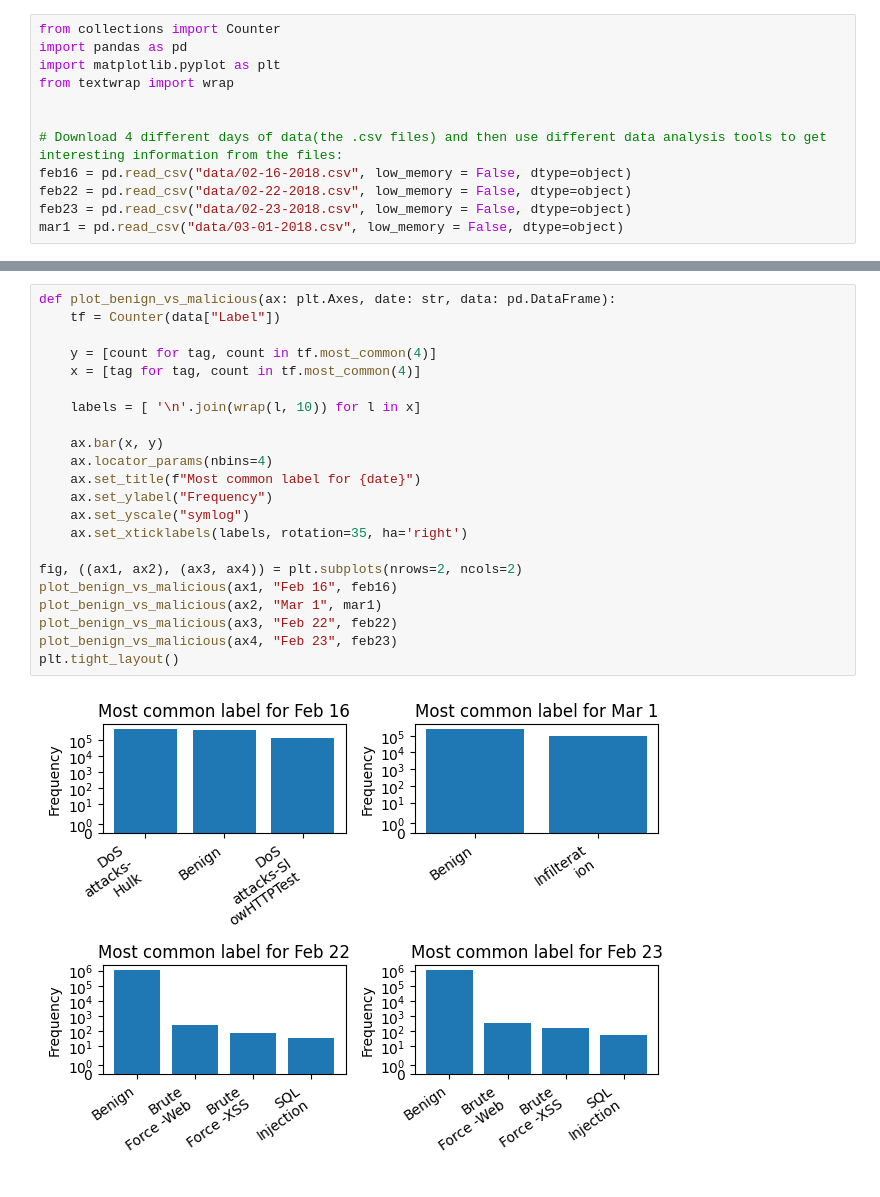
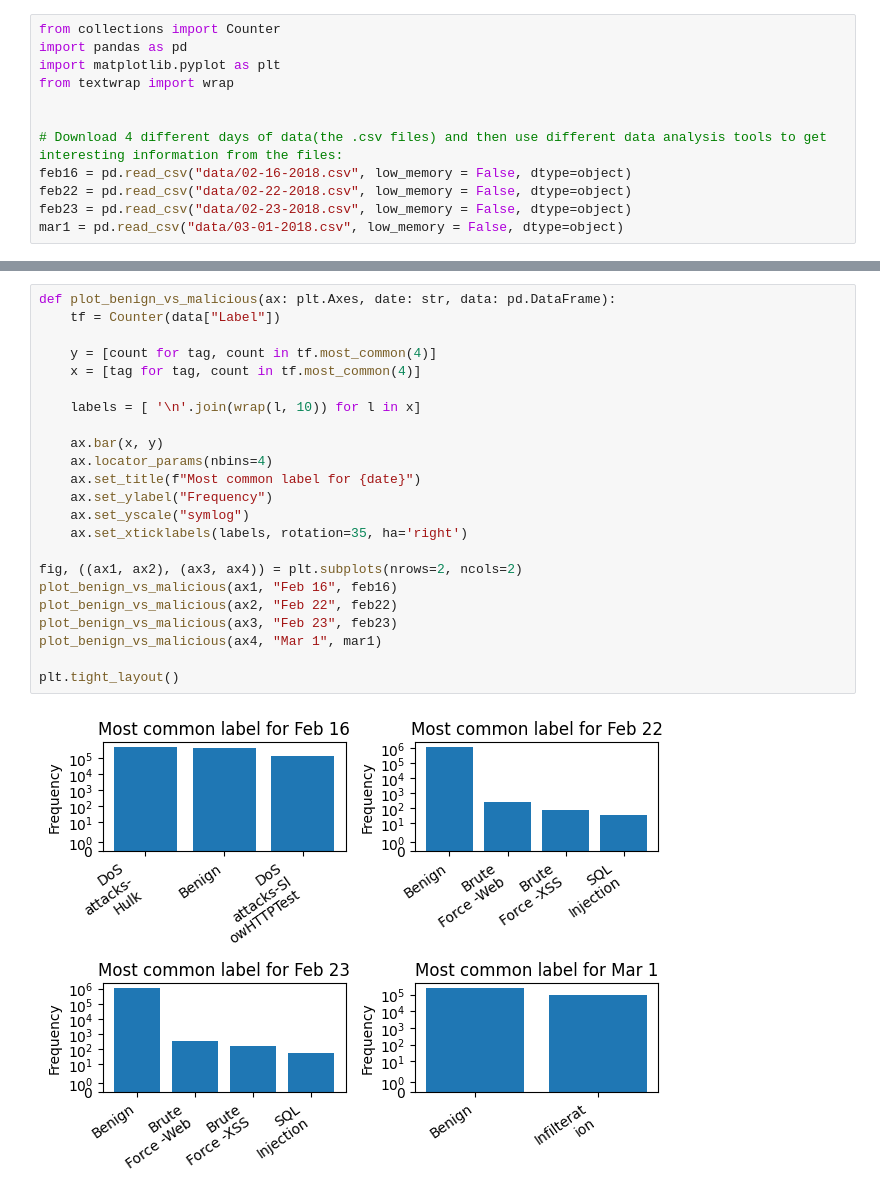
Before and after one commit to temidosu/IDS-Analysis-Report, a Jupyter notebook: HW2-Report.ipynb, the cells around one changed output, grey strips where cells are left out. Cells and saved outputs as stored; diff of their text form.

```diff
--- a/HW2-Report.ipynb
+++ b/HW2-Report.ipynb
@@ -59,27 +61,28 @@ plt.tight_layout()
 # %%
 def plot_benign_vs_malicious(ax: plt.Axes, date: str, data: pd.DataFrame):
     tf = Counter(data["Label"])
 
     y = [count for tag, count in tf.most_common(4)]
     x = [tag for tag, count in tf.most_common(4)]
 
     labels = [ '\n'.join(wrap(l, 10)) for l in x]
 
     ax.bar(x, y)
     ax.locator_params(nbins=4)
     ax.set_title(f"Most common label for {date}")
     ax.set_ylabel("Frequency")
     ax.set_yscale("symlog")
     ax.set_xticklabels(labels, rotation=35, ha='right')
 
 fig, ((ax1, ax2), (ax3, ax4)) = plt.subplots(nrows=2, ncols=2)
 plot_benign_vs_malicious(ax1, "Feb 16", feb16)
-plot_benign_vs_malicious(ax2, "Mar 1", mar1)
-plot_benign_vs_malicious(ax3, "Feb 22", feb22)
-plot_benign_vs_malicious(ax4, "Feb 23", feb23)
+plot_benign_vs_malicious(ax2, "Feb 22", feb22)
+plot_benign_vs_malicious(ax3, "Feb 23", feb23)
+plot_benign_vs_malicious(ax4, "Mar 1", mar1)
+
 plt.tight_layout()
 # %% [output]
-[figure, old version]
+[figure, new version]
 # %%
 def plot_fwd_pkt_len_max(ax: plt.Axes, date: str, data: pd.DataFrame):
     tf = Counter(data["Fwd Pkt Len Max"])
```
Also changed, not shown: parts of 3 cells of this notebook.
